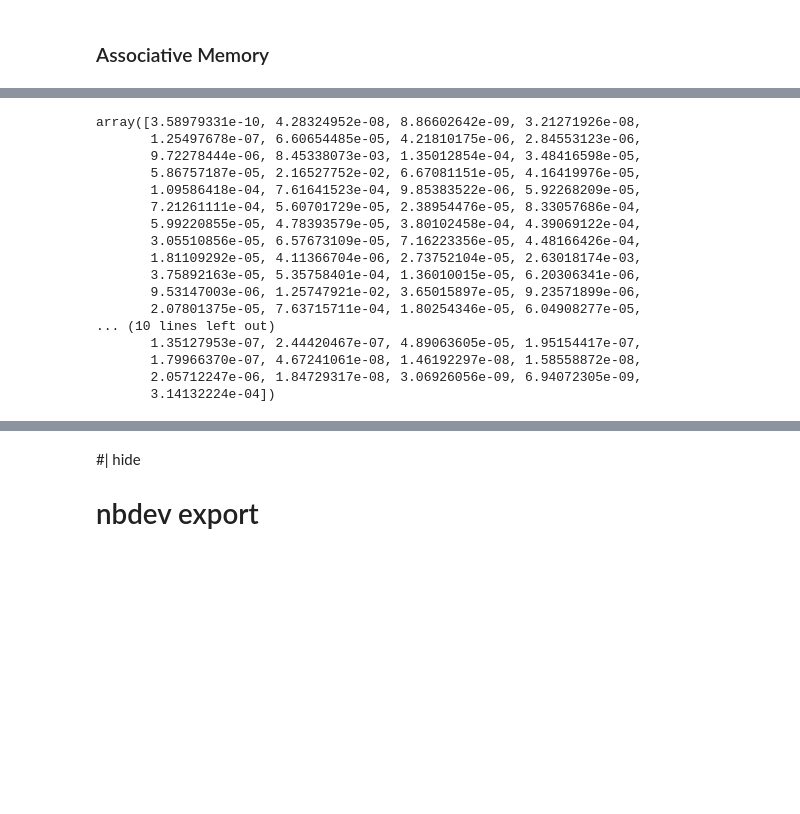
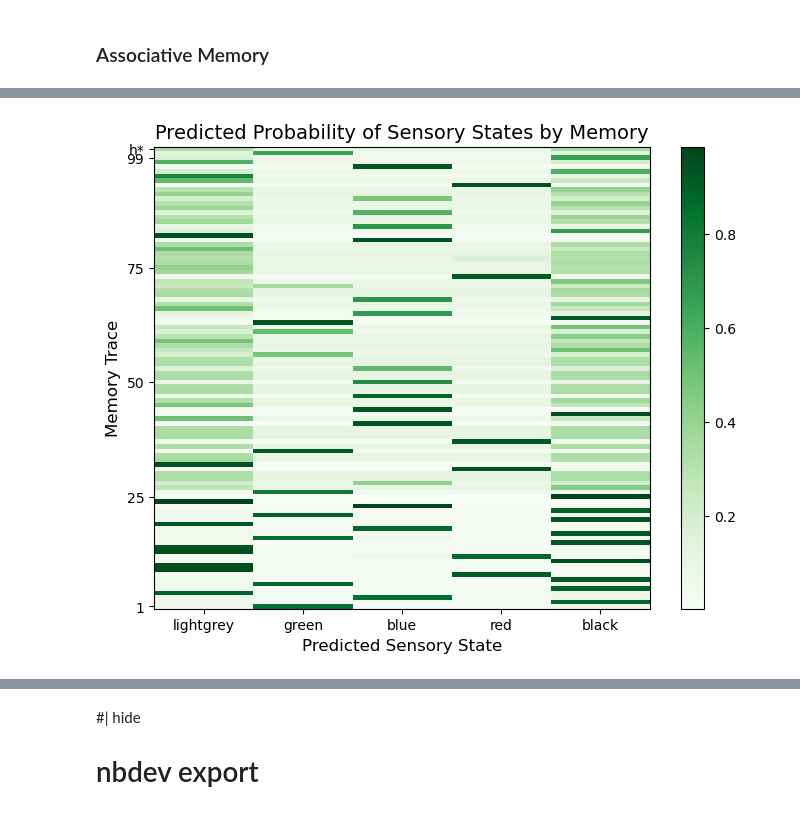
Before and after one commit to AntiPhoton47/projective_simulation, a Jupyter notebook: nbs/lib_nbs/ECMs/03_state_estimators.ipynb, the cells around one changed output, grey strips where cells are left out. Cells and saved outputs as stored; diff of their text form; code cells hidden in the pictures; blank space fills up the shorter version.

```diff
--- a/nbs/lib_nbs/ECMs/03_state_estimators.ipynb
+++ b/nbs/lib_nbs/ECMs/03_state_estimators.ipynb
@@ -1133,20 +1110,13 @@ memory_filter_performance(memory_data=test_am.data_dic,
-# %%
-test_am.transition_predictions[50,:]
-# %% [output]
-array([3.58979331e-10, 4.28324952e-08, 8.86602642e-09, 3.21271926e-08,
-       1.25497678e-07, 6.60654485e-05, 4.21810175e-06, 2.84553123e-06,
-       9.72278444e-06, 8.45338073e-03, 1.35012854e-04, 3.48416598e-05,
-       5.86757187e-05, 2.16527752e-02, 6.67081151e-05, 4.16419976e-05,
-       1.09586418e-04, 7.61641523e-04, 9.85383522e-06, 5.92268209e-05,
-       7.21261111e-04, 5.60701729e-05, 2.38954476e-05, 8.33057686e-04,
-       5.99220855e-05, 4.78393579e-05, 3.80102458e-04, 4.39069122e-04,
-       3.05510856e-05, 6.57673109e-05, 7.16223356e-05, 4.48166426e-04,
-       1.81109292e-05, 4.11366704e-06, 2.73752104e-05, 2.63018174e-03,
-       3.75892163e-05, 5.35758401e-04, 1.36010015e-05, 6.20306341e-06,
-       9.53147003e-06, 1.25747921e-02, 3.65015897e-05, 9.23571899e-06,
-       2.07801375e-05, 7.63715711e-04, 1.80254346e-05, 6.04908277e-05,
-... (10 lines left out)
-       1.35127953e-07, 2.44420467e-07, 4.89063605e-05, 1.95154417e-07,
-       1.79966370e-07, 4.67241061e-08, 1.46192297e-08, 1.58558872e-08,
-       2.05712247e-06, 1.84729317e-08, 3.06926056e-09, 6.94072305e-09,
-       3.14132224e-04])
+# %%
+#Plot sensory predictions. Note that the oldest memories tend to be "sharper" then middle-age memories.
+plot_heatmap(test_am.sensory_predictions,
+             title = "Predicted Probability of Sensory States by Memory",
+             xlabel = "Predicted Sensory State",
+             xtick_labels = ['lightgrey', 'green', 'blue', 'red', 'black'],
+             ylabel = "Memory Trace",
+             yticks = [0.5,24.5,49.5,74.5,98.5,100.5],
+             ytick_labels = ["1","25","50","75","99","h*"],
+             color = "Greens"
+            )
+# %% [output]
+[figure, added]
```
Also changed, not shown: parts of 34 cells of this notebook, 2 other files.
